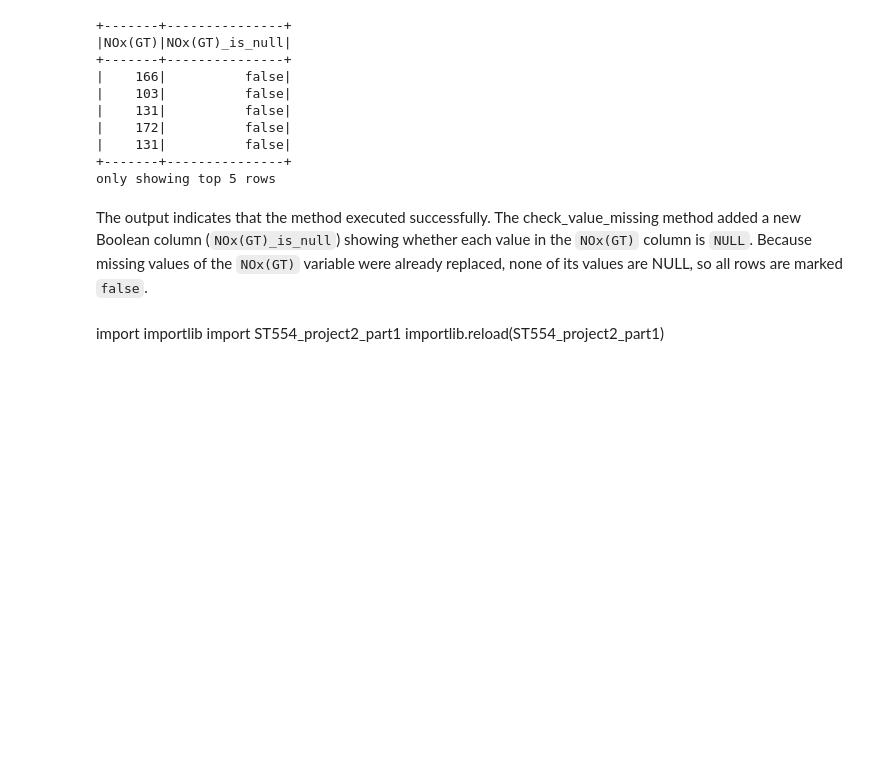
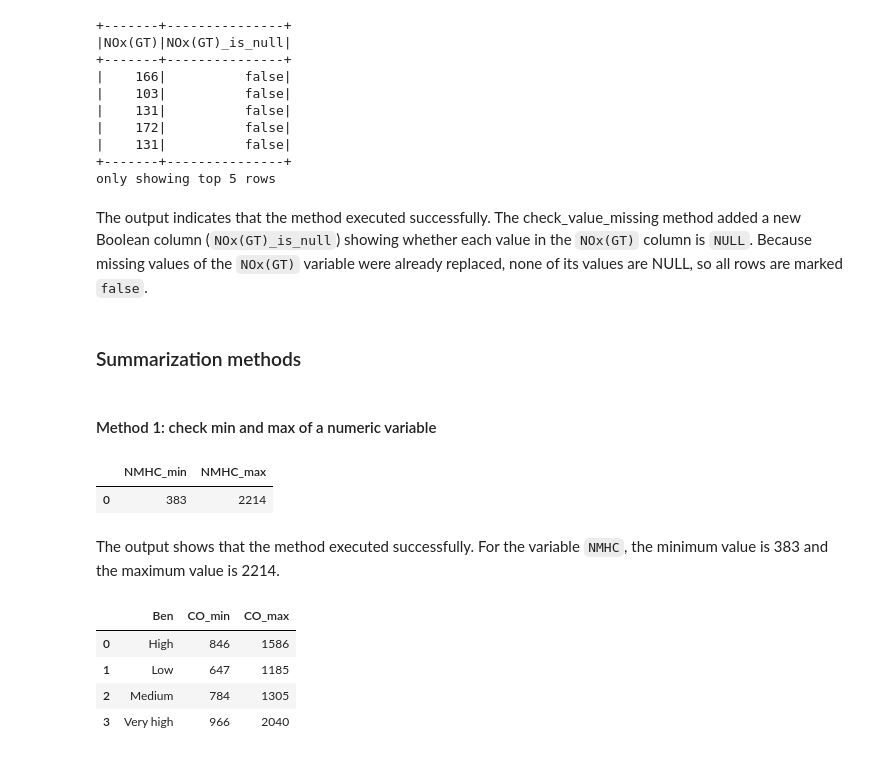
Before and after one commit to fhzhkunming/ST-554-Project-II, a Jupyter notebook: ST554_project2_Hui.ipynb, the cells around one changed output. Drawn from its saved outputs; the diff is of its cells as text; code cells hidden in the pictures; blank space fills up the shorter version.

Commit message:
Add files via upload
Completed Part I

```diff
--- a/ST554_project2_Hui.ipynb
+++ b/ST554_project2_Hui.ipynb
@@ -711,8 +717,24 @@ air.df.select("NOx(GT)", "NOx(GT)_is_null").show(5)
 only showing top 5 rows
 # %% [markdown]
 The output indicates that the method executed successfully. The check_value_missing method added a new Boolean column (`NOx(GT)_is_null`) showing whether each value in the `NOx(GT)` column is `NULL`. Because missing values of the `NOx(GT)` variable were already replaced, none of its values are NULL, so all rows are marked `false`.
-# %% [markdown]
-
-import importlib
-import ST554_project2_part1
-importlib.reload(ST554_project2_part1)
+# %% [markdown]
+### Summarization methods
+# %% [markdown]
+#### Method 1: check min and max of a numeric variable
+# %%
+# example 1: check one numeric variable
+air.min_max("NMHC")
+# %% [output]
+|  | NMHC_min | NMHC_max |
+| 0 | 383 | 2214 |
+# %% [markdown]
+The output shows that the method executed successfully. For the variable `NMHC`, the minimum value is 383 and the maximum value is 2214.
+# %%
+# example 2: check a numeric variable grouped by a string variable levels
+air.min_max("CO", "Ben")
+# %% [output]
+|  | Ben | CO_min | CO_max |
+| 0 | High | 846 | 1586 |
+| 1 | Low | 647 | 1185 |
+| 2 | Medium | 784 | 1305 |
+| 3 | Very high | 966 | 2040 |
```
Also changed, not shown: parts of 46 cells of this notebook.
